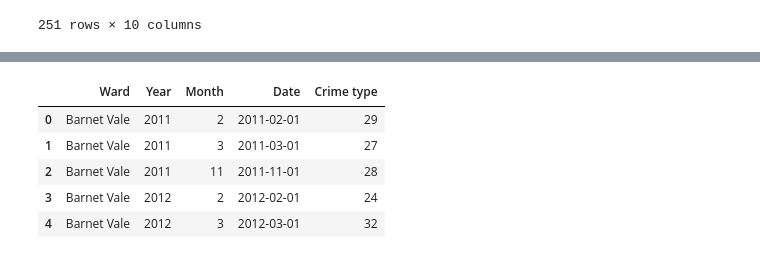
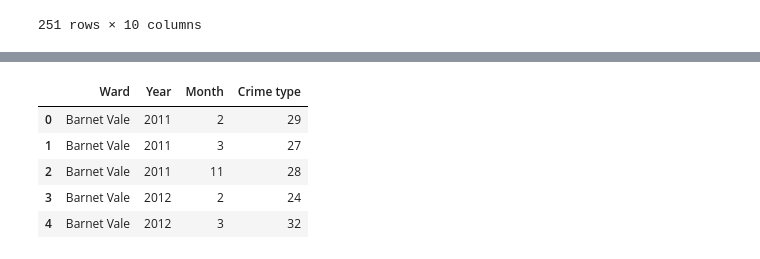
Before and after one commit to isavgt/JBG050-group11, a Jupyter notebook: datasetsexploration.ipynb, the cells around one changed output, grey strips where cells are left out. Saved outputs shown, nothing was run; the diff lists cells and outputs as text; code cells hidden in the pictures.

Commit message:
upload datasets and merged dataframe (df3)

```diff
--- a/datasetsexploration.ipynb
+++ b/datasetsexploration.ipynb
@@ -431,15 +431,15 @@ population_ward_df.loc[population_ward_df['Ward']=="Edgware"]
 | 238 | E05000050 | Edgware | Barnet | 21591.0 | 2022 | 556.0 | 5.56 | 30.086331 | ... |
 # %%
 crime_ward_df = pd.read_csv(r'.\\Datasets\\Crime History\\Ward Level Crime.csv')
-crime_ward_df_grouped = crime_ward_df.groupby(['Ward', 'Year', 'Month', 'Date', ], as_index=False)['Crime type'].count()
+crime_ward_df_grouped = crime_ward_df.groupby(['Ward', 'Year', 'Month' ], as_index=False)['Crime type'].count()
 crime_ward_df_grouped.head()
 # %% [output]
-|  | Ward | Year | Month | Date | Crime type |
-| 0 | Barnet Vale | 2011 | 2 | 2011-02-01 | 29 |
-| 1 | Barnet Vale | 2011 | 3 | 2011-03-01 | 27 |
-| 2 | Barnet Vale | 2011 | 11 | 2011-11-01 | 28 |
-| 3 | Barnet Vale | 2012 | 2 | 2012-02-01 | 24 |
-| 4 | Barnet Vale | 2012 | 3 | 2012-03-01 | 32 |
+|  | Ward | Year | Month | Crime type |
+| 0 | Barnet Vale | 2011 | 2 | 29 |
+| 1 | Barnet Vale | 2011 | 3 | 27 |
+| 2 | Barnet Vale | 2011 | 11 | 28 |
+| 3 | Barnet Vale | 2012 | 2 | 24 |
+| 4 | Barnet Vale | 2012 | 3 | 32 |
 # %%
 fig_ward = px.line(crime_ward_df.groupby(['Ward', 'Year']).size().reset_index(name='Burglary Rate'), x='Year', y='Burglary Rate', color='Ward',
                    title="Seasonal Plot: Ward Burglary Cases Growth")
```
Also changed, not shown: parts of 2 cells of this notebook, 8 other files.
